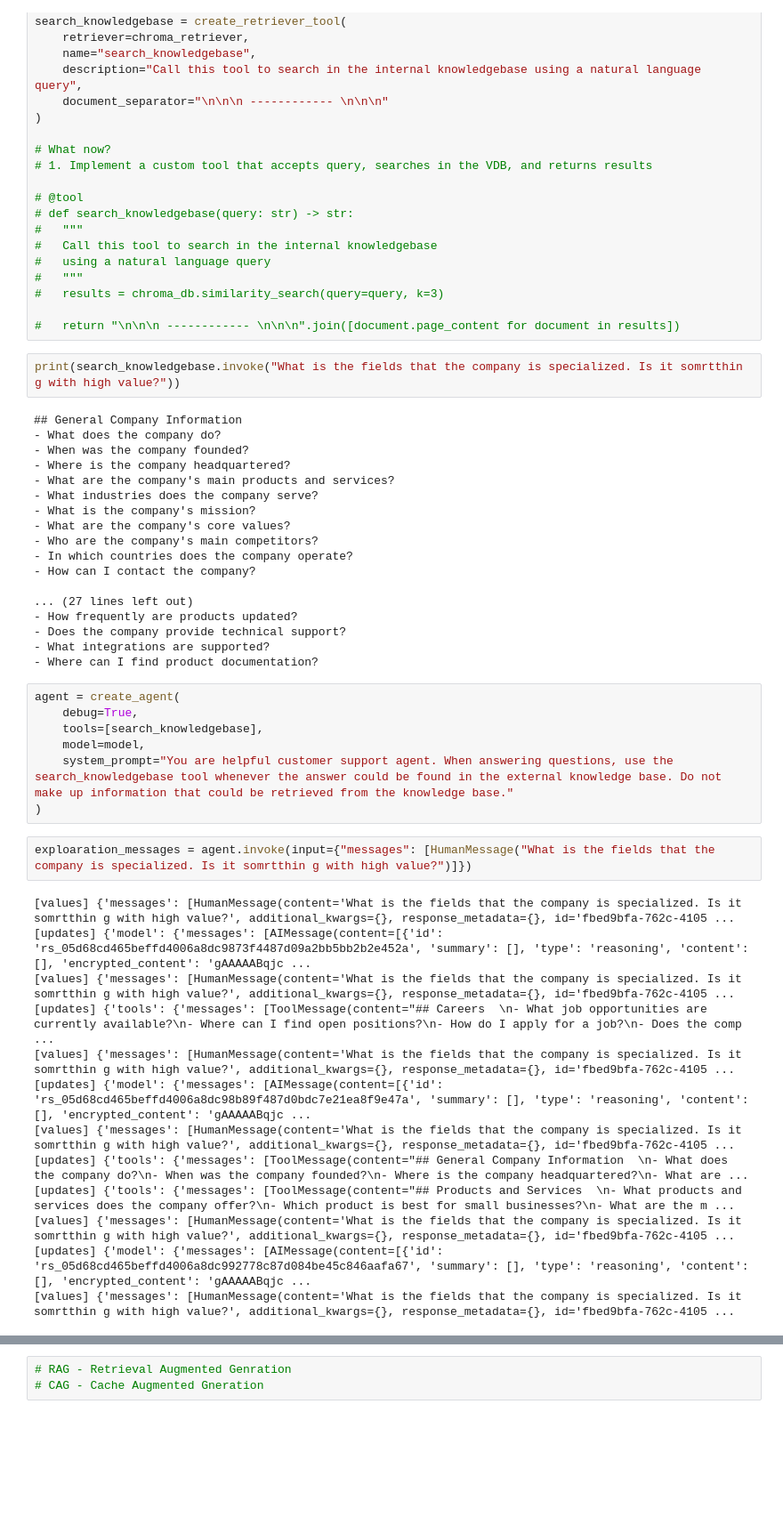
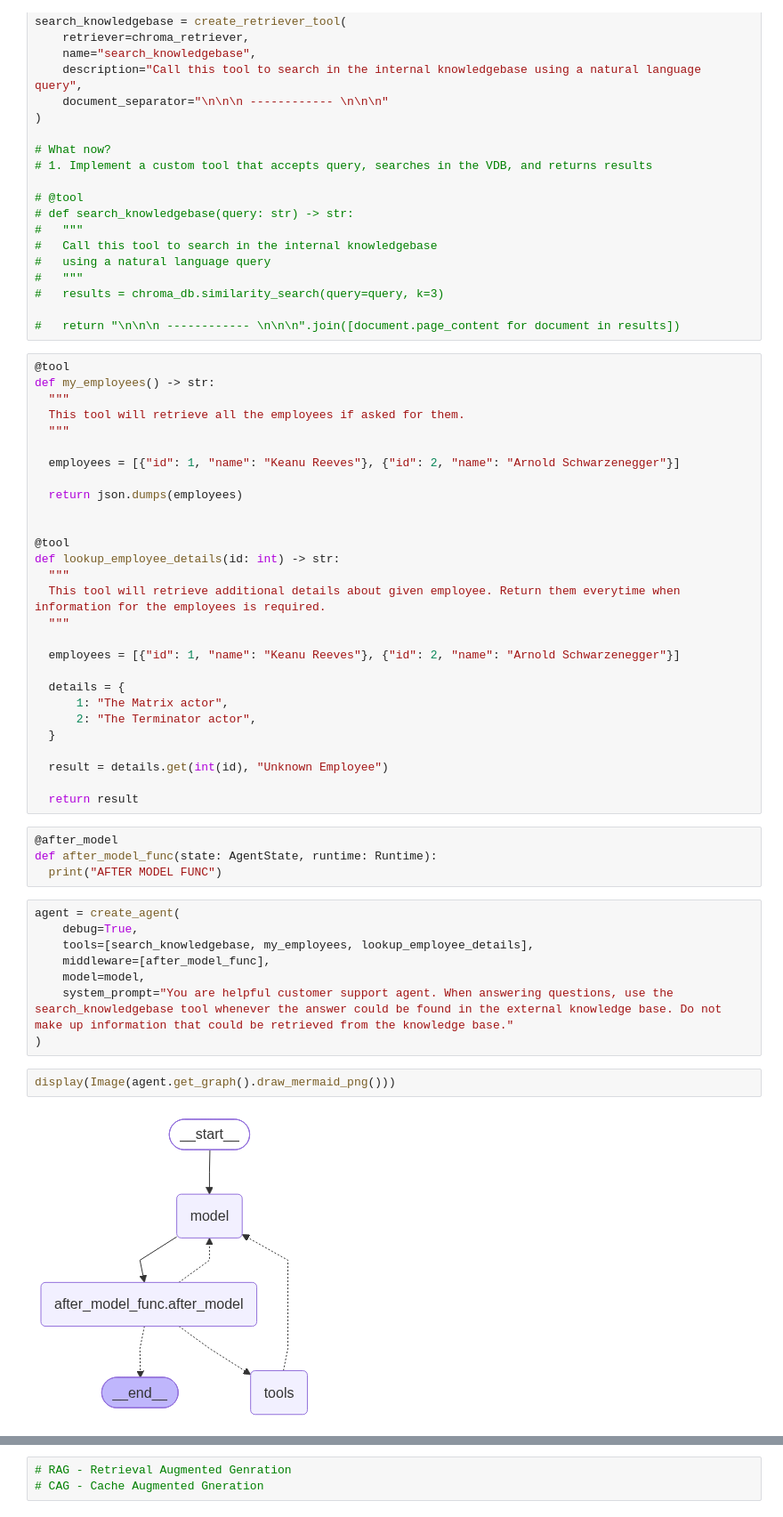
Before and after one commit to ivanduzunov/AI-Agents-and-Workflows-for-Developers, a Jupyter notebook: AI_AGENTS_LangChain_Agents_&_Tools.ipynb, the cells around one changed output, grey strips where cells are left out. Shown at 89% size. Cells and saved outputs as stored; diff of their text form; blank space fills up the shorter version.

```diff
--- a/AI_AGENTS_LangChain_Agents_&_Tools.ipynb
+++ b/AI_AGENTS_LangChain_Agents_&_Tools.ipynb
@@ -98,45 +103,47 @@ search_knowledgebase = create_retriever_tool(
 #   results = chroma_db.similarity_search(query=query, k=3)
 
 #   return "\n\n\n ------------ \n\n\n".join([document.page_content for document in results])
-# %%
-print(search_knowledgebase.invoke("What is the fields that the company is specialized. Is it somrtthin g with high value?"))
-# %% [output]
-## General Company Information
-- What does the company do?
-- When was the company founded?
-- Where is the company headquartered?
-- What are the company's main products and services?
-- What industries does the company serve?
-- What is the company's mission?
-- What are the company's core values?
-- Who are the company's main competitors?
-- In which countries does the company operate?
-- How can I contact the company?
-
-... (27 lines left out)
-- How frequently are products updated?
-- Does the company provide technical support?
-- What integrations are supported?
-- Where can I find product documentation?
+# %%
+@tool
+def my_employees() -> str:
+  """
+  This tool will retrieve all the employees if asked for them.
+  """
+
+  employees = [{"id": 1, "name": "Keanu Reeves"}, {"id": 2, "name": "Arnold Schwarzenegger"}]
+
+  return json.dumps(employees)
+
+
+@tool
+def lookup_employee_details(id: int) -> str:
+  """
+  This tool will retrieve additional details about given employee. Return them everytime when information for the employees is required.
+  """
+
+  employees = [{"id": 1, "name": "Keanu Reeves"}, {"id": 2, "name": "Arnold Schwarzenegger"}]
+
+  details = {
+      1: "The Matrix actor",
+      2: "The Terminator actor",
+  }
+
+  result = details.get(int(id), "Unknown Employee")
+
+  return result
+# %%
+@after_model
+def after_model_func(state: AgentState, runtime: Runtime):
+  print("AFTER MODEL FUNC")
 # %%
 agent = create_agent(
     debug=True,
-    tools=[search_knowledgebase],
+    tools=[search_knowledgebase, my_employees, lookup_employee_details],
+    middleware=[after_model_func],
     model=model,
     system_prompt="You are helpful customer support agent. When answering questions, use the search_knowledgebase tool whenever the answer could be found in the external knowledge base. Do not make up information that could be retrieved from the knowledge base."
 )
-# %%
-exploaration_messages = agent.invoke(input={"messages": [HumanMessage("What is the fields that the company is specialized. Is it somrtthin g with high value?")]})
-# %% [output]
-[values] {'messages': [HumanMessage(content='What is the fields that the company is specialized. Is it somrtthin g with high value?', additional_kwargs={}, response_metadata={}, id='fbed9bfa-762c-4105 ...
-[updates] {'model': {'messages': [AIMessage(content=[{'id': 'rs_05d68cd465beffd4006a8dc9873f4487d09a2bb5bb2b2e452a', 'summary': [], 'type': 'reasoning', 'content': [], 'encrypted_content': 'gAAAAABqjc ...
-[values] {'messages': [HumanMessage(content='What is the fields that the company is specialized. Is it somrtthin g with high value?', additional_kwargs={}, response_metadata={}, id='fbed9bfa-762c-4105 ...
-[updates] {'tools': {'messages': [ToolMessage(content="## Careers  \n- What job opportunities are currently available?\n- Where can I find open positions?\n- How do I apply for a job?\n- Does the comp ...
-[values] {'messages': [HumanMessage(content='What is the fields that the company is specialized. Is it somrtthin g with high value?', additional_kwargs={}, response_metadata={}, id='fbed9bfa-762c-4105 ...
-[updates] {'model': {'messages': [AIMessage(content=[{'id': 'rs_05d68cd465beffd4006a8dc98b89f487d0bdc7e21ea8f9e47a', 'summary': [], 'type': 'reasoning', 'content': [], 'encrypted_content': 'gAAAAABqjc ...
-[values] {'messages': [HumanMessage(content='What is the fields that the company is specialized. Is it somrtthin g with high value?', additional_kwargs={}, response_metadata={}, id='fbed9bfa-762c-4105 ...
-[updates] {'tools': {'messages': [ToolMessage(content="## General Company Information  \n- What does the company do?\n- When was the company founded?\n- Where is the company headquartered?\n- What are ...
-[updates] {'tools': {'messages': [ToolMessage(content="## Products and Services  \n- What products and services does the company offer?\n- Which product is best for small businesses?\n- What are the m ...
-[values] {'messages': [HumanMessage(content='What is the fields that the company is specialized. Is it somrtthin g with high value?', additional_kwargs={}, response_metadata={}, id='fbed9bfa-762c-4105 ...
-[updates] {'model': {'messages': [AIMessage(content=[{'id': 'rs_05d68cd465beffd4006a8dc992778c87d084be45c846aafa67', 'summary': [], 'type': 'reasoning', 'content': [], 'encrypted_content': 'gAAAAABqjc ...
-[values] {'messages': [HumanMessage(content='What is the fields that the company is specialized. Is it somrtthin g with high value?', additional_kwargs={}, response_metadata={}, id='fbed9bfa-762c-4105 ...
+# %%
+display(Image(agent.get_graph().draw_mermaid_png()))
+# %% [output]
+[figure, added]
```
Also changed, not shown: parts of 3 cells of this notebook.
